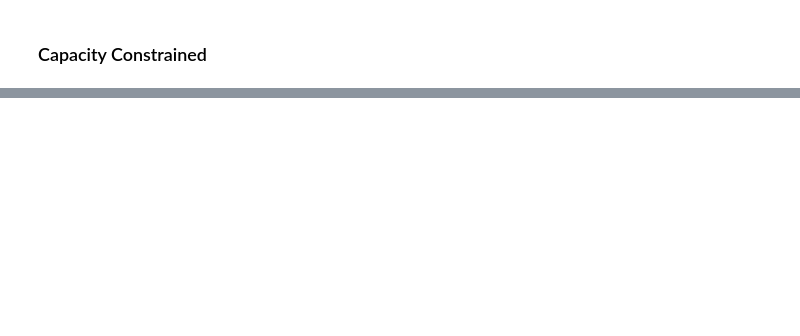
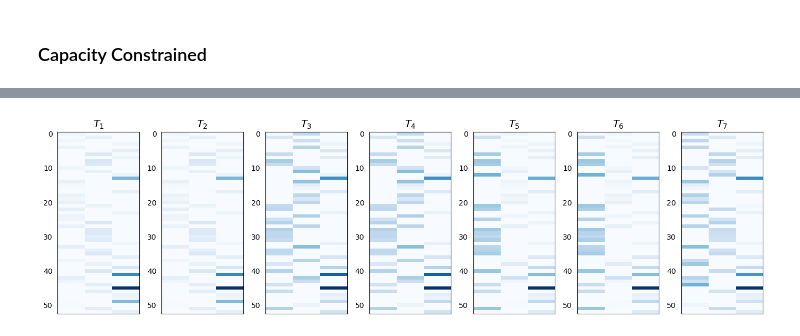
Before and after one commit to salar96/MEP-Orthogonal-NMF, a Jupyter notebook: ONMF_constrained.ipynb, the cells around one changed output, grey strips where cells are left out. Saved outputs shown, nothing was run; the diff lists cells and outputs as text; code cells hidden in the pictures; blank space fills up the shorter version.

```diff
--- a/ONMF_constrained.ipynb
+++ b/ONMF_constrained.ipynb
@@ -655,0 +769,66 @@ array([0.33962264, 0.35849057, 0.30188679])
+# %%
+np.random.seed(42)
+
+# Assume `data` is the (53, 27, 7) matrix provided
+N, K, T = data.shape  # Extract dimensions
+
+# Initialize storage
+clustering_costs_constrained = []  # Store constrained clustering costs
+H_matrices_constrained = []        # Store H matrices for constrained case
+Py_list_constrained = []           # Store assignment vectors
+
+# Iterate over each time instance
+for find in range(T):
+    Xa = data[:, :, find]  # Extract data matrix at time 'find'
+    Xa_n = scaler.fit_transform(Xa)
+
+    # Step 1: Solve constrained clustering
+    Ya_c_2, Pa_c = solve_constrained_clustering(Xa_n, m=3, C=0.35, beta_factor=1.2)
+    Ya_c = scaler.inverse_transform(Ya_c_2)
+    Pa_c_bin = closest_binary_matrix(Pa_c)
+
+    # Step 2: Compute clustering cost
+    D = Clustering_Cost(Xa, Ya_c, Pa_c_bin) * 1e-9
+    clustering_costs_constrained.append(D)  # Store the cost
+
+    # Step 4: Compute H matrix
+    H = update_P(Pa_c_bin, Xa, Ya_c)
+    H_matrices_constrained.append(H)  # Store H matrix
+
+    # Step 5: Compute assignment vecors
+    Py = np.sum(Pa_c_bin/N, axis = 0)
+    Py_list_constrained.append(Py)
+
+    # Store results
+    clustering_costs_constrained.append(D)
+    H_matrices_constrained.append(H)
+    Py_list_constrained.append(Py)
+
+# Convert lists to numpy arrays
+clustering_costs_constrained = np.array(clustering_costs_constrained)
+H_matrices_constrained = np.array(H_matrices_constrained)
+Py_array_constrained = np.array(Py_list_constrained)
+
+# Print results
+print("Constrained Clustering Costs for Each Time Step:\n", clustering_costs_constrained)
+print("Shape of Stored Constrained H Matrices:", H_matrices_constrained.shape)
+print("Shape of Stored Constrained Py Vectors:", Py_array_constrained.shape)
+
+# Plot all constrained H matrices in a 1x7 subplot layout
+fig, axes = plt.subplots(1, 7, figsize=(14, 4), dpi=100)
+
+for i in range(7):
+    ax = axes[i]
+    im = ax.imshow(H_matrices_constrained[i], cmap="Blues", aspect="auto", interpolation="nearest")
+
+    # Remove x-axis labels and ticks
+    ax.set_xticks([])
+    ax.set_xticklabels([])
+    ax.tick_params(left=False)
+
+    # Add title for each subplot
+    ax.set_title(r"$\mathit{T_" + str(i+1) + "}$", fontsize=14, fontweight='bold', style='italic')
+
+plt.tight_layout()
+plt.show()
+# %% [output]
@@ -655,0 +852 @@ array([0.33962264, 0.35849057, 0.30188679])
+[figure, added]
```
Also changed, not shown: parts of 29 cells of this notebook.
